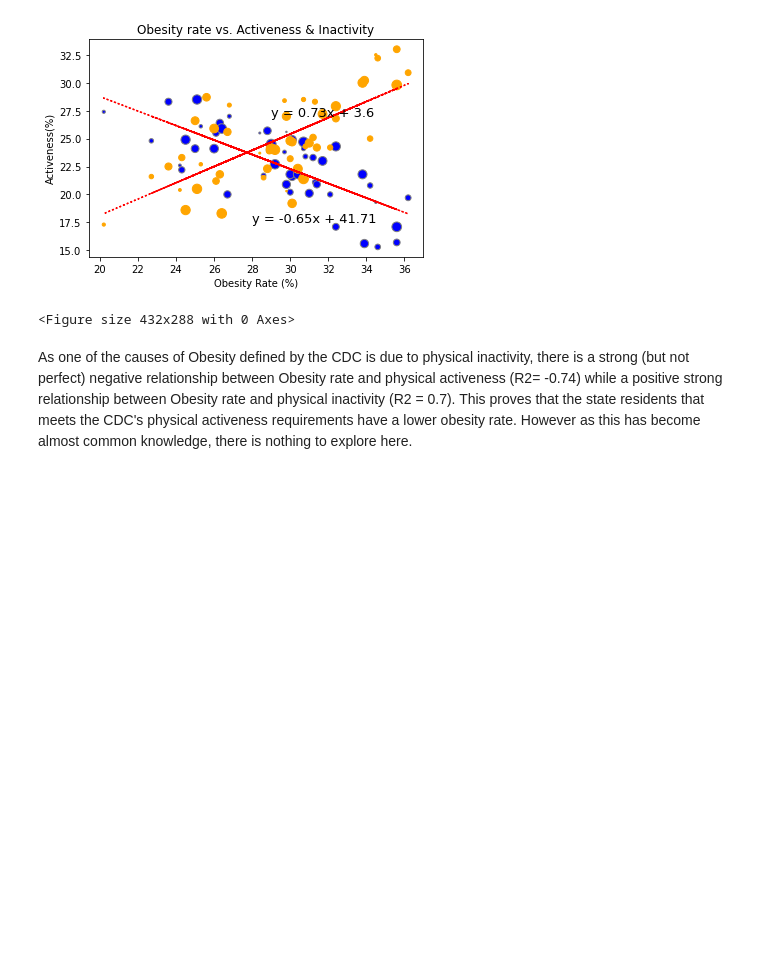
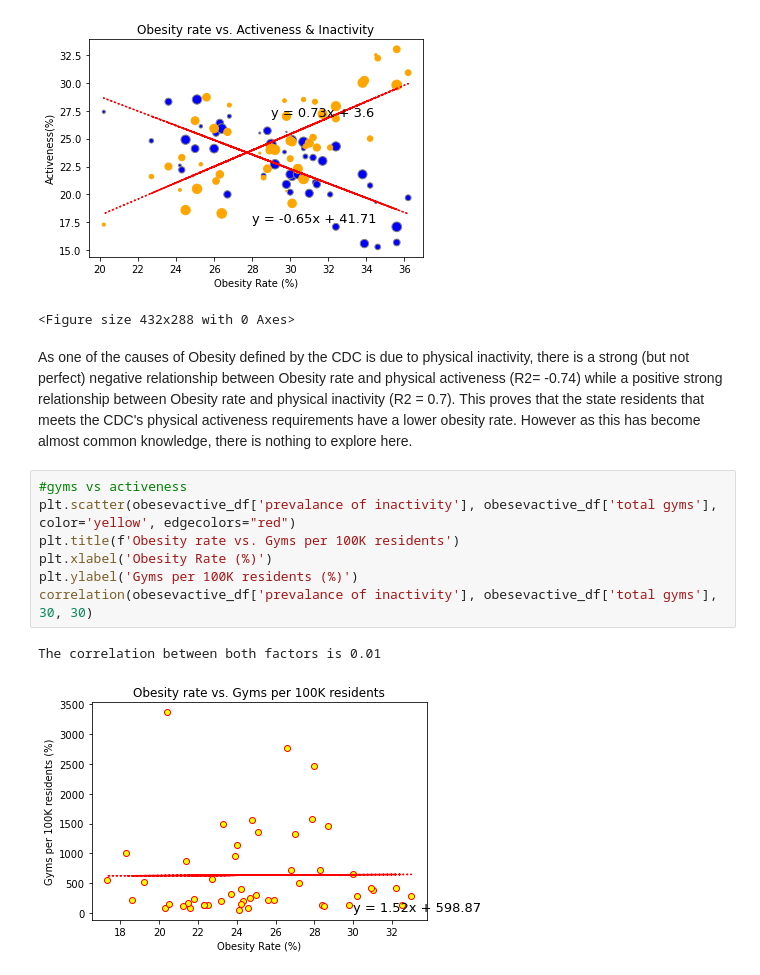
Before and after one commit to rajeshnair1984/Project_Obesity, a Jupyter notebook: ob_vs_pactive.ipynb, the cells around one changed output. Cells and saved outputs as stored; diff of their text form; blank space fills up the shorter version.

```diff
--- a/ob_vs_pactive.ipynb
+++ b/ob_vs_pactive.ipynb
@@ -103,3 +102,13 @@ The correlation between both factors is 0.7
 <Figure size 432x288 with 0 Axes>
 # %% [markdown]
 As one of the causes of Obesity defined by the CDC is due to physical inactivity, there is a strong (but not perfect) negative relationship between Obesity rate and physical activeness (R2= -0.74) while a positive strong relationship between Obesity rate and physical inactivity (R2 = 0.7). This proves that the state residents that meets the CDC's physical activeness requirements have a lower obesity rate. However as this has become almost common knowledge, there is nothing to explore here.
+# %%
+#gyms vs activeness
+plt.scatter(obesevactive_df['prevalance of inactivity'], obesevactive_df['total gyms'], color='yellow', edgecolors="red")
+plt.title(f'Obesity rate vs. Gyms per 100K residents')
+plt.xlabel('Obesity Rate (%)')
+plt.ylabel('Gyms per 100K residents (%)')
+correlation(obesevactive_df['prevalance of inactivity'], obesevactive_df['total gyms'], 30, 30)
+# %% [output]
+The correlation between both factors is 0.01
+[figure, added]
```
Also changed, not shown: parts of 1 cell of this notebook, 3 other files.
